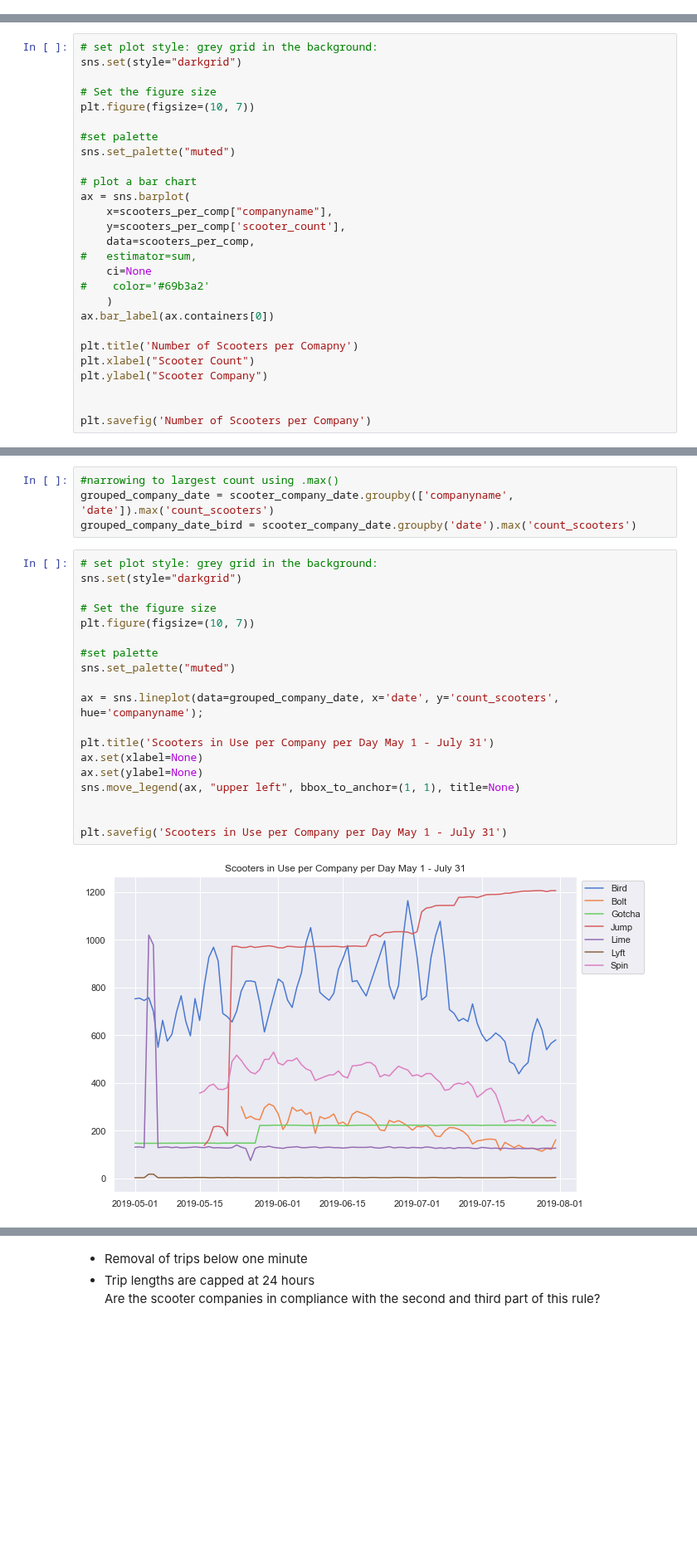
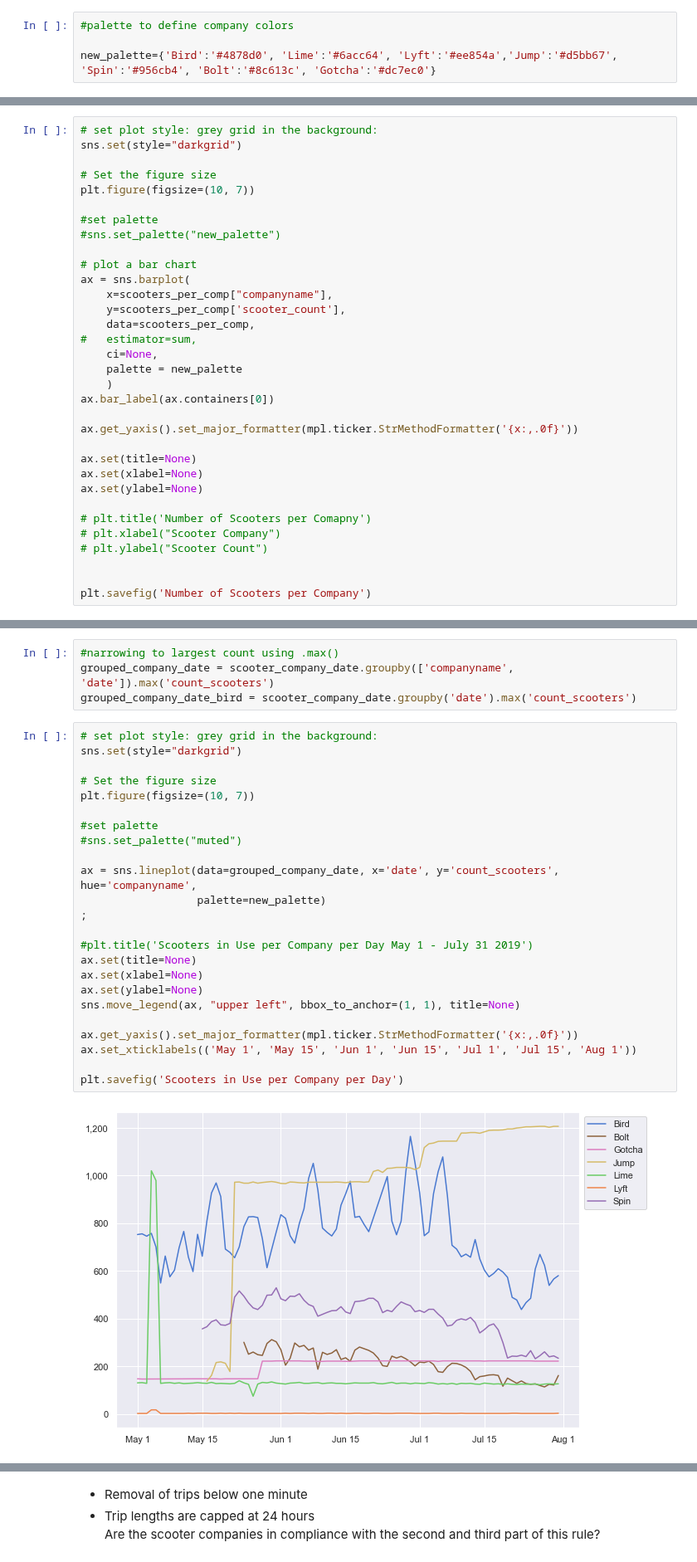
Before and after one commit to NSS-Data-Analytics-Cohort-10/scooters-group-2, a Jupyter notebook: notebooks/scooters.ipynb, the cells around one changed output, grey strips where cells are left out. Shown at 83% size. Cells and saved outputs as stored; diff of their text form; blank space fills up the shorter version.

```diff
--- a/notebooks/scooters.ipynb
+++ b/notebooks/scooters.ipynb
@@ -318,3 +319,7 @@ scooters_per_comp.head()
 #sorting the counts to display better
 
 scooters_per_comp = scooters_per_comp.sort_values('scooter_count', ascending = False)
+# %%
+#palette to define company colors
+
+new_palette={'Bird':'#4878d0', 'Lime':'#6acc64', 'Lyft':'#ee854a','Jump':'#d5bb67', 'Spin':'#956cb4', 'Bolt':'#8c613c', 'Gotcha':'#dc7ec0'}
@@ -326,7 +335,7 @@ sns.set(style="darkgrid")
 plt.figure(figsize=(10, 7))
 
 #set palette
-sns.set_palette("muted")
+#sns.set_palette("new_palette")
 
 # plot a bar chart
 ax = sns.barplot(
@@ -334,14 +343,20 @@ ax = sns.barplot(
     y=scooters_per_comp['scooter_count'],
     data=scooters_per_comp,
 #   estimator=sum,
-    ci=None
-#    color='#69b3a2'
+    ci=None,
+    palette = new_palette
     )
 ax.bar_label(ax.containers[0])
 
-plt.title('Number of Scooters per Comapny')
-plt.xlabel("Scooter Count")
-plt.ylabel("Scooter Company")
+ax.get_yaxis().set_major_formatter(mpl.ticker.StrMethodFormatter('{x:,.0f}'))
+
+ax.set(title=None)
+ax.set(xlabel=None)
+ax.set(ylabel=None)
+
+# plt.title('Number of Scooters per Comapny')
+# plt.xlabel("Scooter Company")
+# plt.ylabel("Scooter Count")
 
 
 plt.savefig('Number of Scooters per Company')
@@ -414,24 +446,29 @@ grouped_company_date_bird = scooter_company_date.groupby('date').max('count_scoo
 # %%
 # set plot style: grey grid in the background:
 sns.set(style="darkgrid")
 
 # Set the figure size
 plt.figure(figsize=(10, 7))
 
 #set palette
-sns.set_palette("muted")
+#sns.set_palette("muted")
 
-ax = sns.lineplot(data=grouped_company_date, x='date', y='count_scooters', hue='companyname');
+ax = sns.lineplot(data=grouped_company_date, x='date', y='count_scooters', hue='companyname',
+                  palette=new_palette)
+;
 
-plt.title('Scooters in Use per Company per Day May 1 - July 31')
+#plt.title('Scooters in Use per Company per Day May 1 - July 31 2019')
+ax.set(title=None)
 ax.set(xlabel=None)
 ax.set(ylabel=None)
 sns.move_legend(ax, "upper left", bbox_to_anchor=(1, 1), title=None)
 
+ax.get_yaxis().set_major_formatter(mpl.ticker.StrMethodFormatter('{x:,.0f}'))
+ax.set_xticklabels(('May 1', 'May 15', 'Jun 1', 'Jun 15', 'Jul 1', 'Jul 15', 'Aug 1'))
 
-plt.savefig('Scooters in Use per Company per Day May 1 - July 31')
+plt.savefig('Scooters in Use per Company per Day')
 # %% [output]
-[figure, old version]
+[figure, new version]
 # %%
 #try messing with below for value labels on line graph?
 
```
Also changed, not shown: parts of 27 cells of this notebook, 11 other files.
